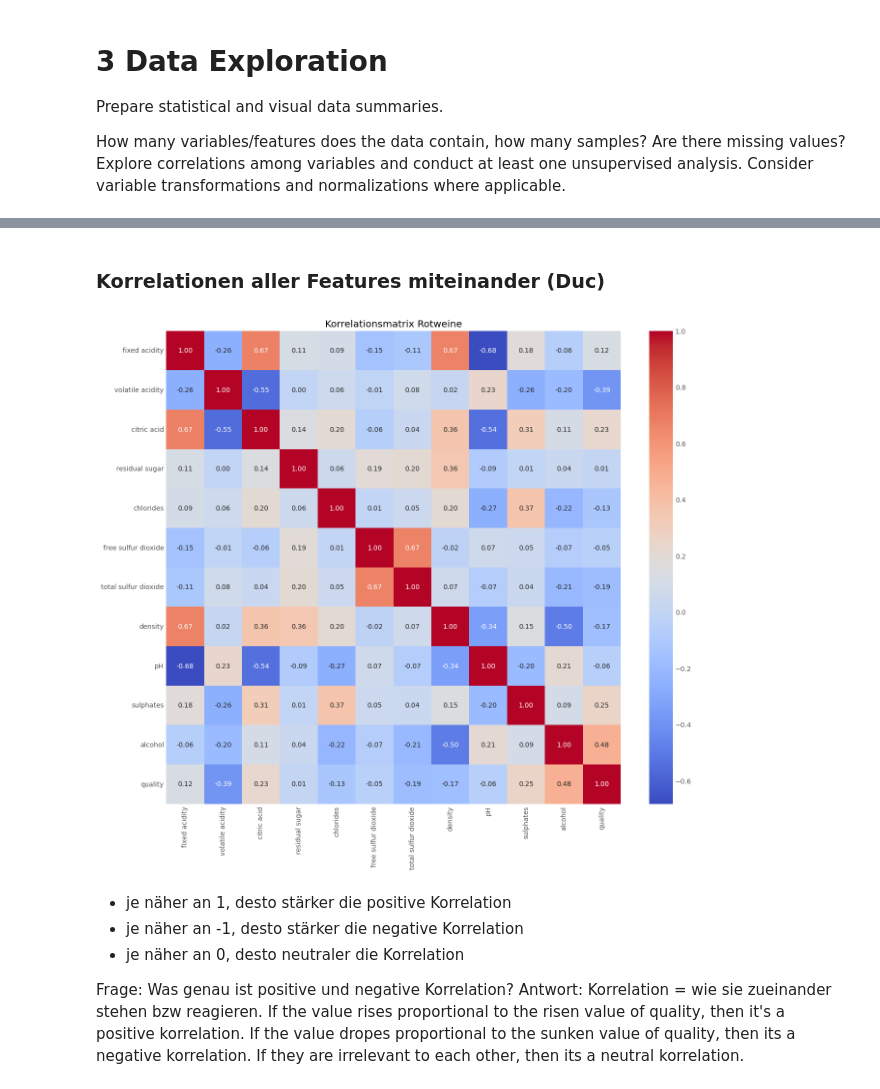
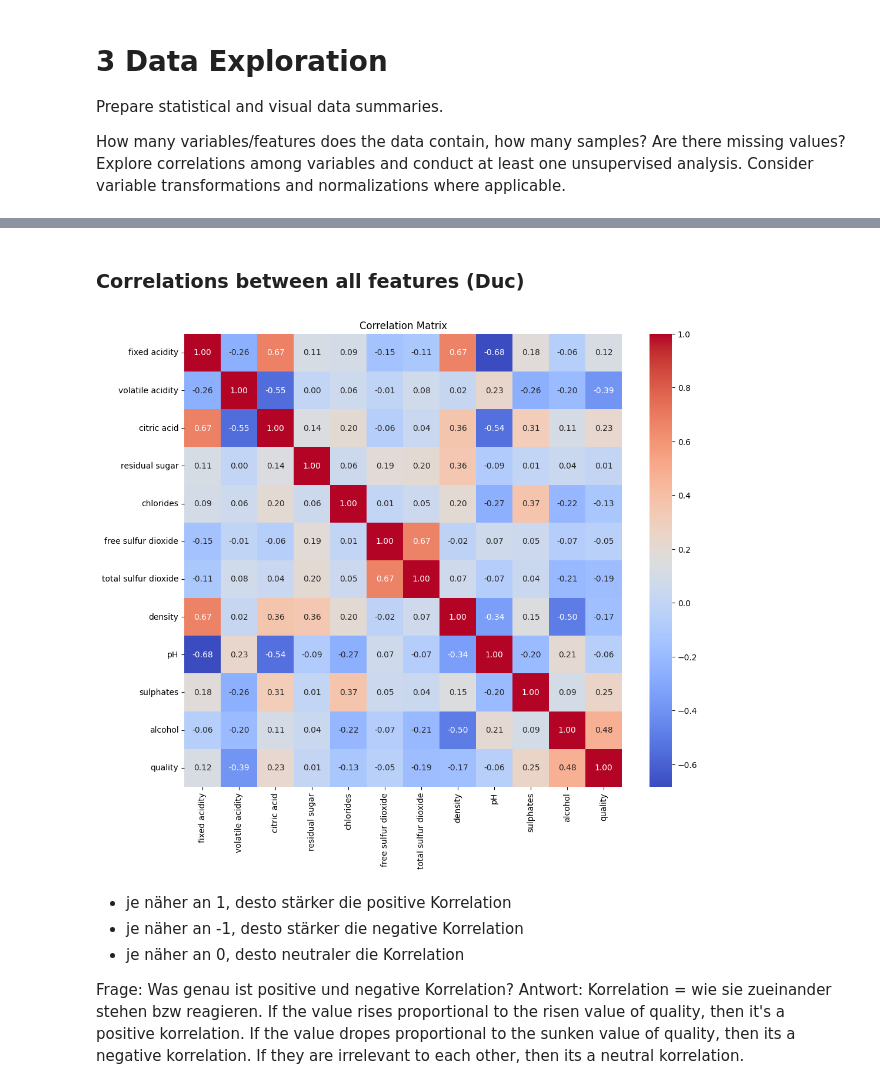
Before and after one commit to McRicecorn/NeuronaleNetze_WineQuality, a Jupyter notebook: Project1_Wine.ipynb, the cells around one changed output, grey strips where cells are left out. Cells and saved outputs as stored; diff of their text form; code cells hidden in the pictures.

```diff
--- a/Project1_Wine.ipynb
+++ b/Project1_Wine.ipynb
@@ -149,12 +153,0 @@ plt.show()
-# %%
-import numpy as np
-
-
-df['residual sugar'] = np.log1p(df['residual sugar'])
-df["residual sugar"].hist(figsize=(12,10),bins=50)
-plt.suptitle("Normalised", fontsize=16)
-plt.show()
-
-#log transformation to reduce skewness of residual sugar
-#makes it more evenly distributed
-#more beautiful
@@ -163,16 +154,13 @@ plt.show()
 # %% [markdown]
-### Korrelationen aller Features miteinander (Duc)
+### Correlations between all features (Duc)
 # %%
-import seaborn as sns
-import matplotlib.pyplot as plt
-
 corr_matrix = df.corr('pearson')
 plt.figure(figsize=(12,10))
 sns.heatmap(corr_matrix, annot=True, cmap="coolwarm", fmt=".2f")
-plt.title("Korrelationsmatrix Rotweine")
+plt.title("Correlation Matrix")
 plt.show()
 # %% [output]
-[figure, old version]
+[figure, new version]
 # %% [markdown]
 - je näher an 1, desto stärker die positive Korrelation
 - je näher an -1, desto stärker die negative Korrelation
```
Also changed, not shown: parts of 12 cells of this notebook.
